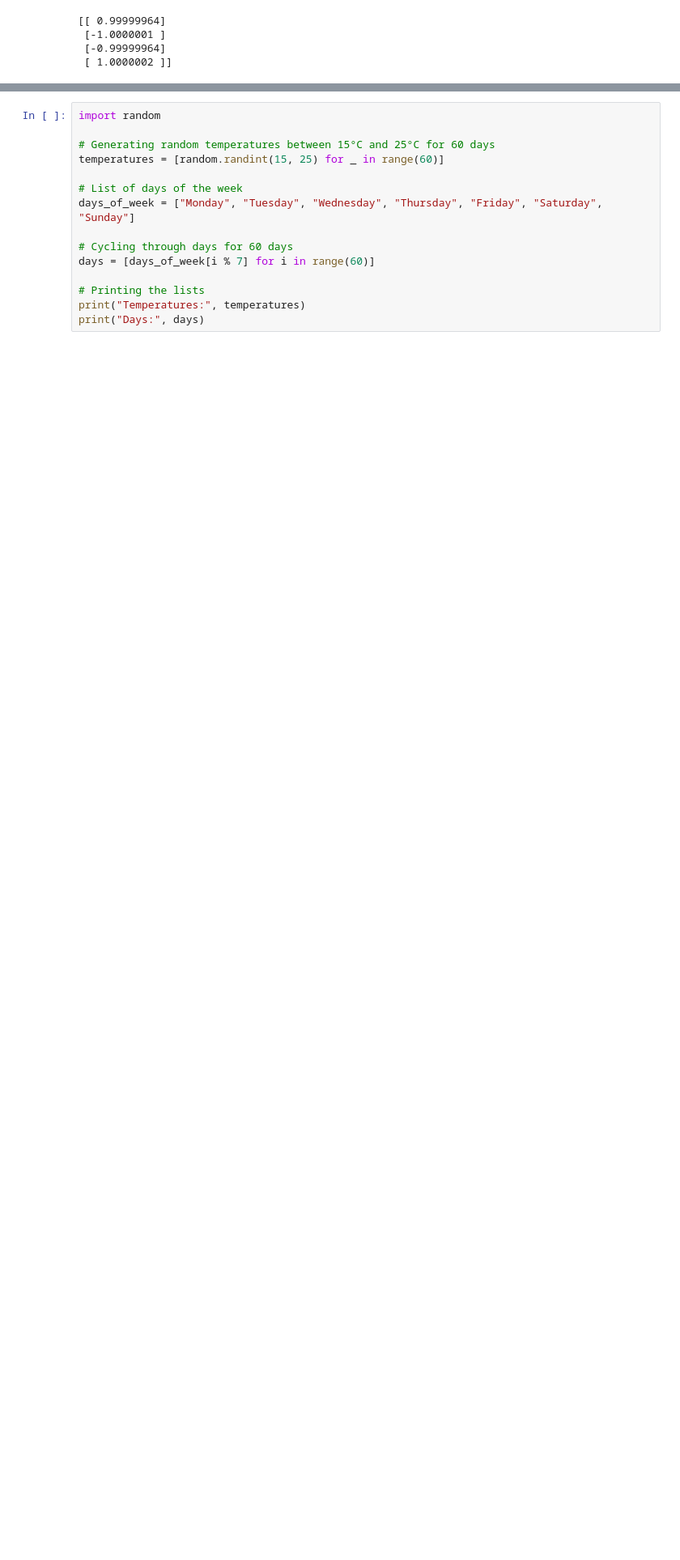
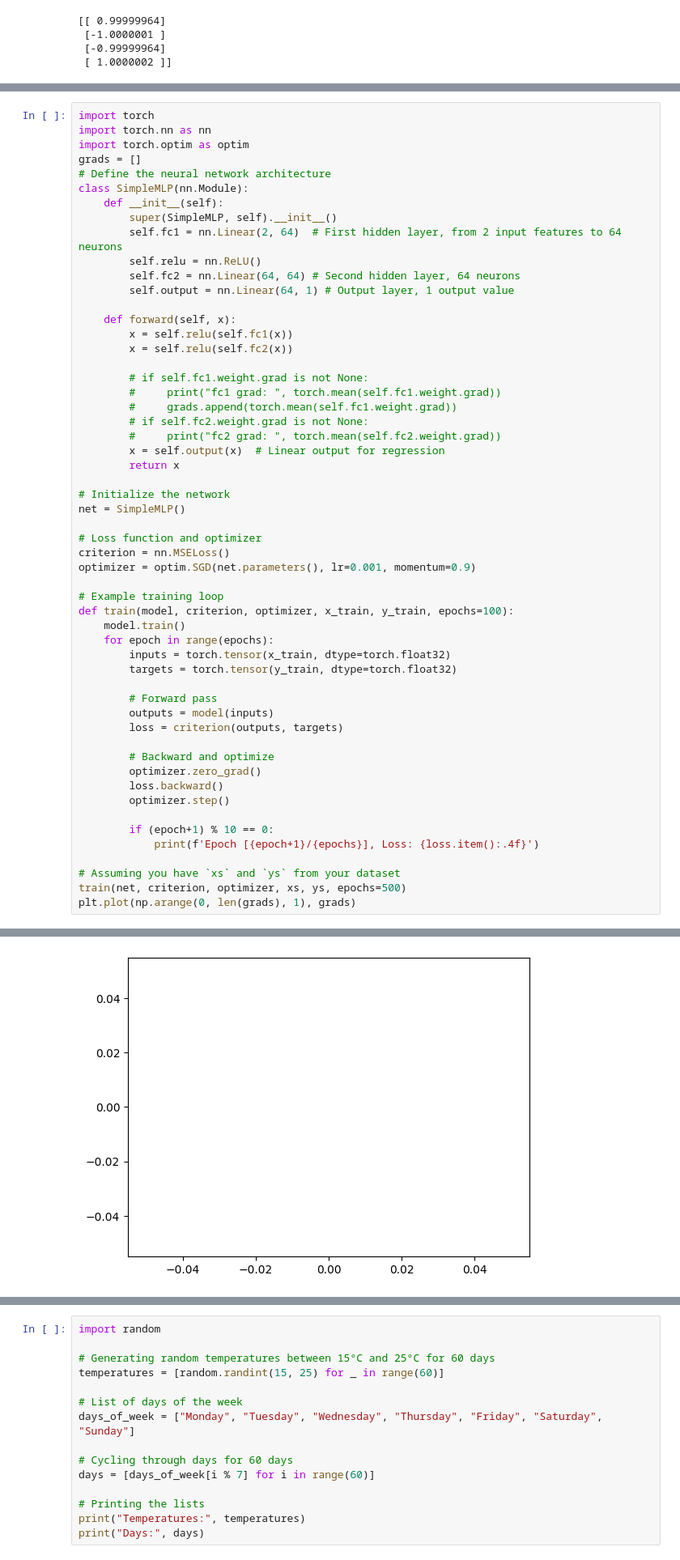
Before and after one commit to cmsolson75/nanograd, a Jupyter notebook: SimpleTests.ipynb, the cells around one changed output, grey strips where cells are left out. Shown at 81% size. Cells and saved outputs as stored; diff of their text form; blank space fills up the shorter version.

```diff
--- a/SimpleTests.ipynb
+++ b/SimpleTests.ipynb
@@ -95,0 +215,56 @@ y_pred
+# %%
+import torch
+import torch.nn as nn
+import torch.optim as optim
+grads = []
+# Define the neural network architecture
+class SimpleMLP(nn.Module):
+    def __init__(self):
+        super(SimpleMLP, self).__init__()
+        self.fc1 = nn.Linear(2, 64)  # First hidden layer, from 2 input features to 64 neurons
+        self.relu = nn.ReLU()
+        self.fc2 = nn.Linear(64, 64) # Second hidden layer, 64 neurons
+        self.output = nn.Linear(64, 1) # Output layer, 1 output value
+
+    def forward(self, x):
+        x = self.relu(self.fc1(x))
+        x = self.relu(self.fc2(x))
+
+        # if self.fc1.weight.grad is not None:
+        #     print("fc1 grad: ", torch.mean(self.fc1.weight.grad))
+        #     grads.append(torch.mean(self.fc1.weight.grad))
+        # if self.fc2.weight.grad is not None:
+        #     print("fc2 grad: ", torch.mean(self.fc2.weight.grad))
+        x = self.output(x)  # Linear output for regression
+        return x
+
+# Initialize the network
+net = SimpleMLP()
+
+# Loss function and optimizer
+criterion = nn.MSELoss()
+optimizer = optim.SGD(net.parameters(), lr=0.001, momentum=0.9)
+
+# Example training loop
+def train(model, criterion, optimizer, x_train, y_train, epochs=100):
+    model.train()
+    for epoch in range(epochs):
+        inputs = torch.tensor(x_train, dtype=torch.float32)
+        targets = torch.tensor(y_train, dtype=torch.float32)
+
+        # Forward pass
+        outputs = model(inputs)
+        loss = criterion(outputs, targets)
+
+        # Backward and optimize
+        optimizer.zero_grad()
+        loss.backward()
+        optimizer.step()
+
+        if (epoch+1) % 10 == 0:
+            print(f'Epoch [{epoch+1}/{epochs}], Loss: {loss.item():.4f}')
+
+# Assuming you have `xs` and `ys` from your dataset
+train(net, criterion, optimizer, xs, ys, epochs=500)
+plt.plot(np.arange(0, len(grads), 1), grads)
+# %% [output]
@@ -95,0 +289 @@ y_pred
+[figure, added]
```
Also changed, not shown: parts of 9 cells of this notebook, 3 other files.
